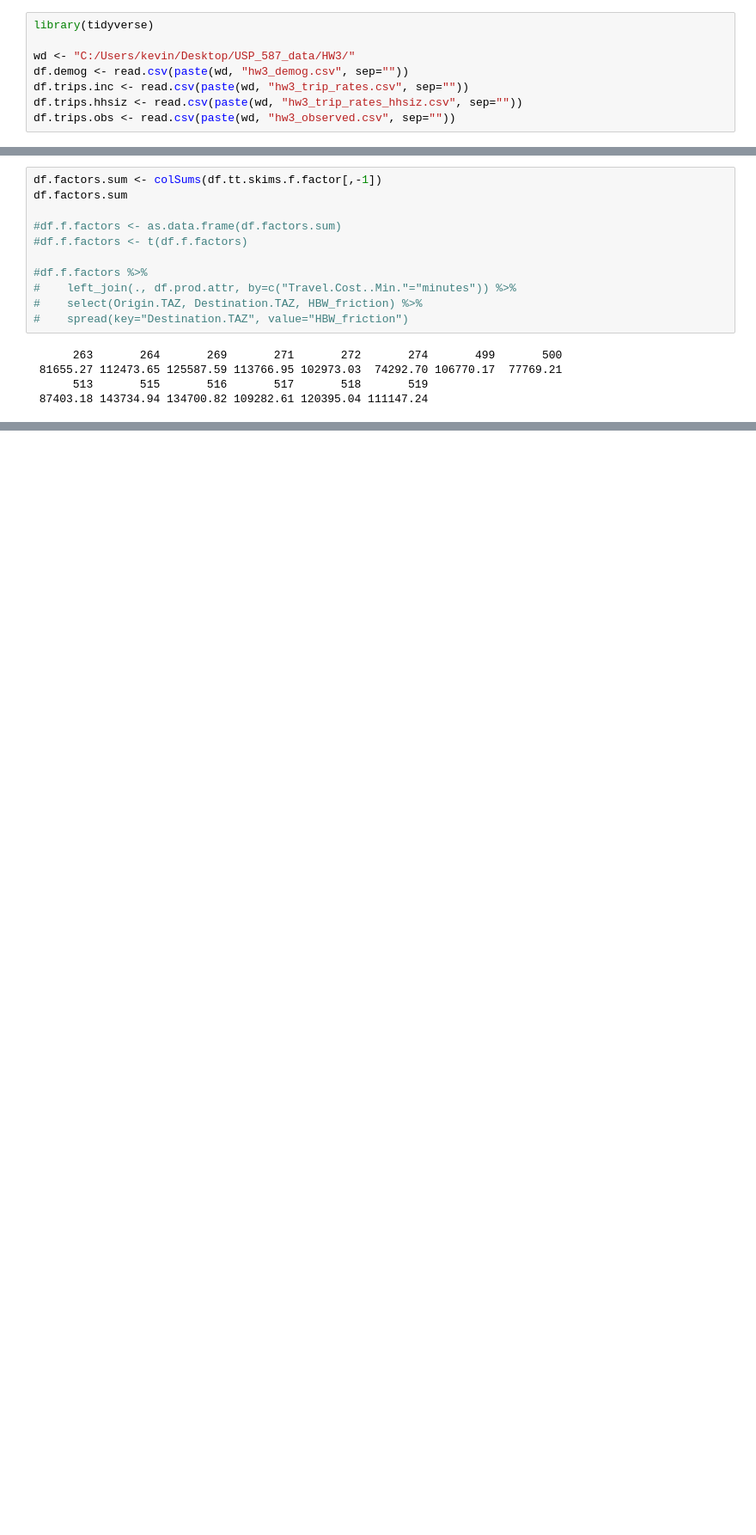
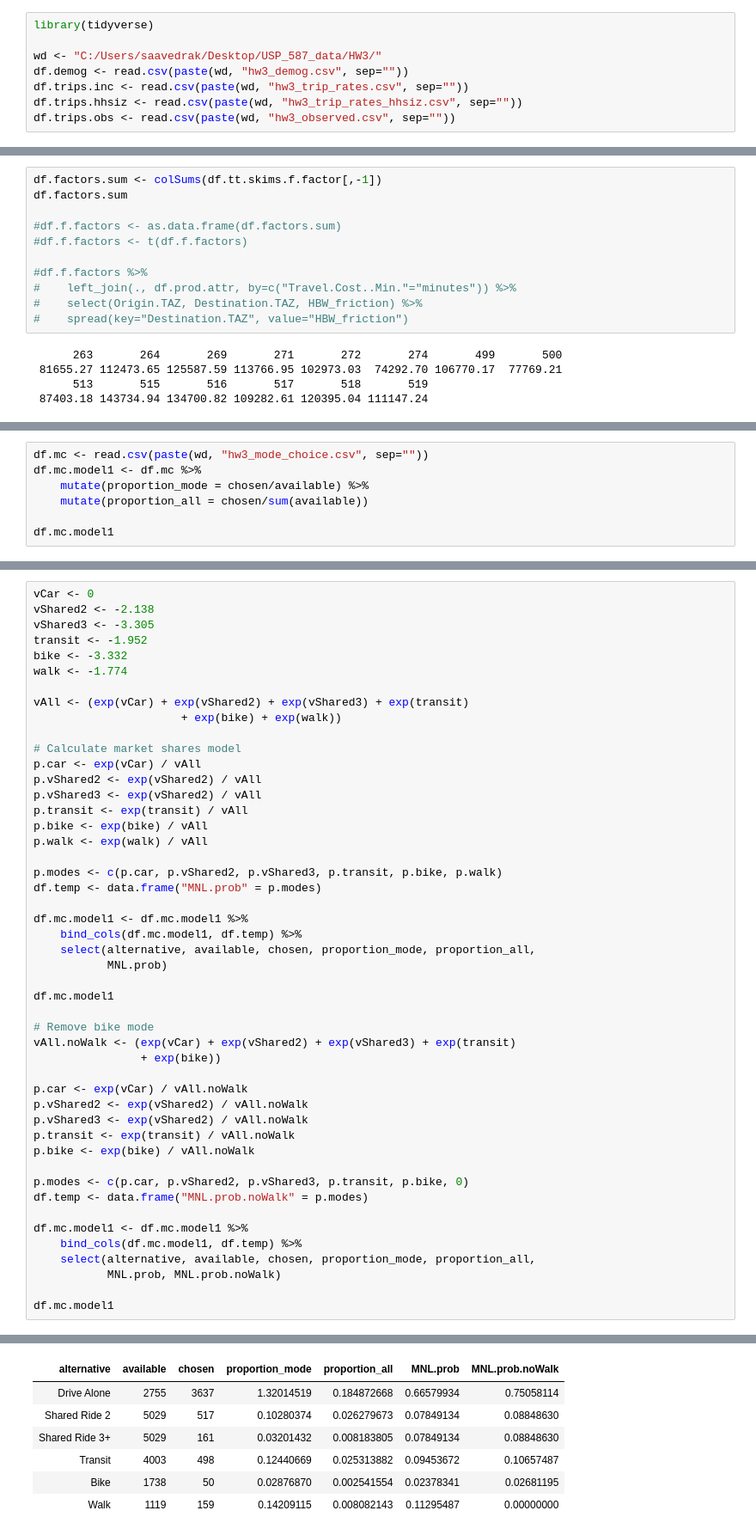
Before and after one commit to saashimi/USP_587, a Jupyter notebook: HW3.ipynb, the cells around one changed output, grey strips where cells are left out. Shown at 86% size. Cells and saved outputs as stored; diff of their text form; blank space fills up the shorter version.

```diff
--- a/HW3.ipynb
+++ b/HW3.ipynb
@@ -1,7 +1,7 @@
 # %%
 library(tidyverse)
 
-wd <- "C:/Users/kevin/Desktop/USP_587_data/HW3/"
+wd <- "C:/Users/saavedrak/Desktop/USP_587_data/HW3/"
 df.demog <- read.csv(paste(wd, "hw3_demog.csv", sep=""))
 df.trips.inc <- read.csv(paste(wd, "hw3_trip_rates.csv", sep=""))
 df.trips.hhsiz <- read.csv(paste(wd, "hw3_trip_rates_hhsiz.csv", sep=""))
@@ -164,0 +158,7 @@ df.factors.sum
+# %%
+df.mc <- read.csv(paste(wd, "hw3_mode_choice.csv", sep=""))
+df.mc.model1 <- df.mc %>%
+    mutate(proportion_mode = chosen/available) %>%
+    mutate(proportion_all = chosen/sum(available))
+
+df.mc.model1
@@ -164,0 +173,49 @@ df.factors.sum
+# %%
+vCar <- 0
+vShared2 <- -2.138
+vShared3 <- -3.305
+transit <- -1.952
+bike <- -3.332
+walk <- -1.774
+
+vAll <- (exp(vCar) + exp(vShared2) + exp(vShared3) + exp(transit)
+                      + exp(bike) + exp(walk))
+
+# Calculate market shares model
+p.car <- exp(vCar) / vAll
+p.vShared2 <- exp(vShared2) / vAll
+p.vShared3 <- exp(vShared2) / vAll
+p.transit <- exp(transit) / vAll
+p.bike <- exp(bike) / vAll
+p.walk <- exp(walk) / vAll
+
+p.modes <- c(p.car, p.vShared2, p.vShared3, p.transit, p.bike, p.walk)
+df.temp <- data.frame("MNL.prob" = p.modes)
+
+df.mc.model1 <- df.mc.model1 %>%
+    bind_cols(df.mc.model1, df.temp) %>%
+    select(alternative, available, chosen, proportion_mode, proportion_all,
+           MNL.prob)
+
+df.mc.model1
+
+# Remove bike mode
+vAll.noWalk <- (exp(vCar) + exp(vShared2) + exp(vShared3) + exp(transit)
+                + exp(bike))
+
+p.car <- exp(vCar) / vAll.noWalk
+p.vShared2 <- exp(vShared2) / vAll.noWalk
+p.vShared3 <- exp(vShared2) / vAll.noWalk
+p.transit <- exp(transit) / vAll.noWalk
+p.bike <- exp(bike) / vAll.noWalk
+
+p.modes <- c(p.car, p.vShared2, p.vShared3, p.transit, p.bike, 0)
+df.temp <- data.frame("MNL.prob.noWalk" = p.modes)
+
+df.mc.model1 <- df.mc.model1 %>%
+    bind_cols(df.mc.model1, df.temp) %>%
+    select(alternative, available, chosen, proportion_mode, proportion_all,
+           MNL.prob, MNL.prob.noWalk)
+
+df.mc.model1
+# %% [output]
@@ -164,0 +229,7 @@ df.factors.sum
+| alternative | available | chosen | proportion_mode | proportion_all | MNL.prob | MNL.prob.noWalk |
+| Drive Alone | 2755 | 3637 | 1.32014519 | 0.184872668 | 0.66579934 | 0.75058114 |
+| Shared Ride 2 | 5029 | 517 | 0.10280374 | 0.026279673 | 0.07849134 | 0.08848630 |
+| Shared Ride 3+ | 5029 | 161 | 0.03201432 | 0.008183805 | 0.07849134 | 0.08848630 |
+| Transit | 4003 | 498 | 0.12440669 | 0.025313882 | 0.09453672 | 0.10657487 |
+| Bike | 1738 | 50 | 0.02876870 | 0.002541554 | 0.02378341 | 0.02681195 |
+| Walk | 1119 | 159 | 0.14209115 | 0.008082143 | 0.11295487 | 0.00000000 |
```
Also changed, not shown: parts of 6 cells of this notebook, 3 other files.
